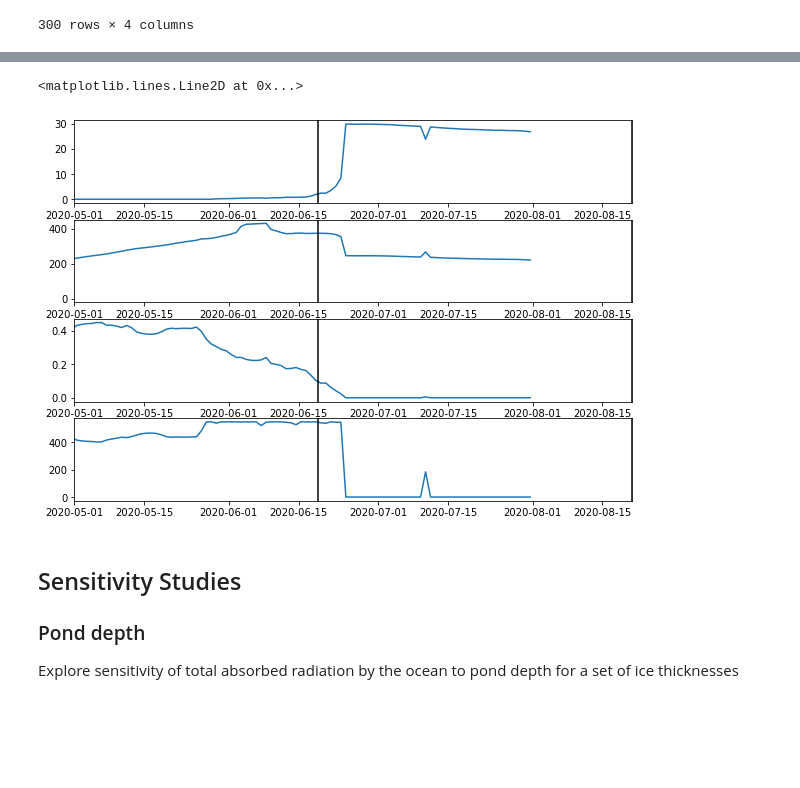
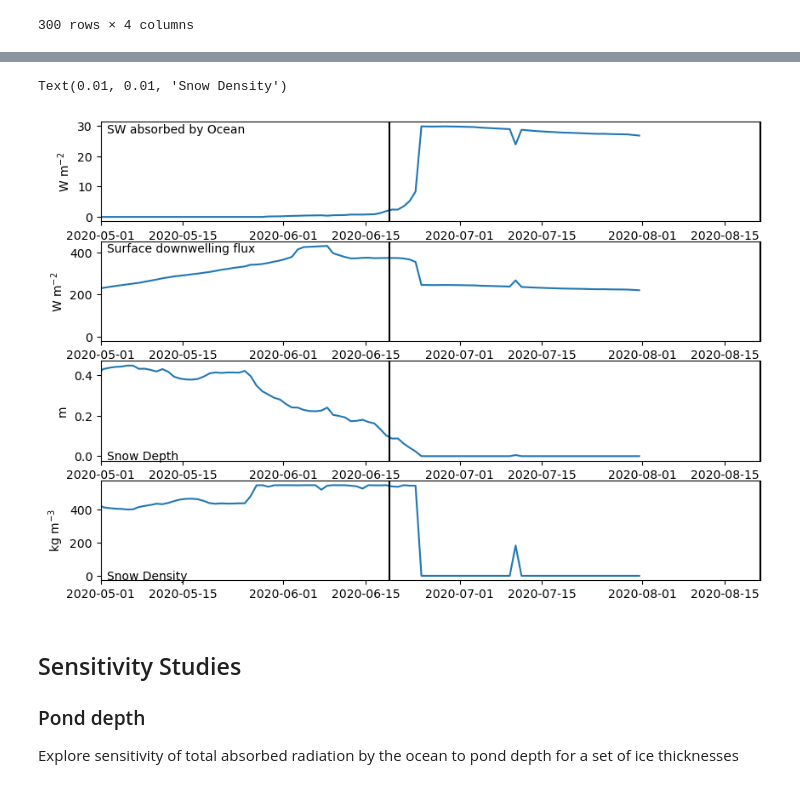
Before and after one commit to andypbarrett/seaice_radiative_transfer, a Jupyter notebook: notebooks/run_seaicert.ipynb, the cells around one changed output, grey strips where cells are left out. Cells and saved outputs as stored; diff of their text form; code cells hidden in the pictures; blank space fills up the shorter version.

Commit message:
add ylabels and panel text

```diff
--- a/notebooks/run_seaicert.ipynb
+++ b/notebooks/run_seaicert.ipynb
@@ -258,35 +258,43 @@ Wall time: 404 ms
 import matplotlib.pyplot as plt
 import datetime as dt
 
 start_co2 = dt.datetime(2020, 6, 19)
 start_co3 = dt.datetime(2020, 8, 21)
 
 t0 = dt.datetime(2020, 5, 1)
 t1 = start_co3
 
 fig, ax = plt.subplots(4, 1, figsize=(10,7))
 ax[0].set_xlim(t0, t1)
 ax[0].plot(timestamp, sw_absorbed_by_ocean)
 ax[0].axvline(start_co2, color='k')
 ax[0].axvline(start_co3, color='k')
+ax[0].set_ylabel("$\mathrm{W\ m^{-2}}$")
+ax[0].text(0.01, 0.89, "SW absorbed by Ocean", transform=ax[0].transAxes)
 
 ax[1].set_xlim(t0, t1)
 ax[1].plot(timestamp, surface_downwelling_radiative_flux)
 ax[1].axvline(start_co2, color='k')
 ax[1].axvline(start_co3, color='k')
+ax[1].set_ylabel("$\mathrm{W\ m^{-2}}$")
+ax[1].text(0.01, 0.89, "Surface downwelling flux", transform=ax[1].transAxes)
 
 ax[2].set_xlim(t0, t1)
 ax[2].plot(df.index, df.Depth)
 ax[2].axvline(start_co2, color='k')
 ax[2].axvline(start_co3, color='k')
+ax[2].set_ylabel("m")
+ax[2].text(0.01, 0.01, "Snow Depth", transform=ax[2].transAxes)
 
 ax[3].set_xlim(t0, t1)
 ax[3].plot(df.index, df.Density)
 ax[3].axvline(start_co2, color='k')
 ax[3].axvline(start_co3, color='k')
+ax[3].set_ylabel("$\mathrm{kg\ m^{-3}}$")
+ax[3].text(0.01, 0.01, "Snow Density", transform=ax[3].transAxes)
 # %% [output]
-<matplotlib.lines.Line2D at 0x...>
+Text(0.01, 0.01, 'Snow Density')
-[figure, old version]
+[figure, new version]
 # %% [markdown]
 ## Sensitivity Studies
 
```
Also changed, not shown: parts of 1 cell of this notebook.
